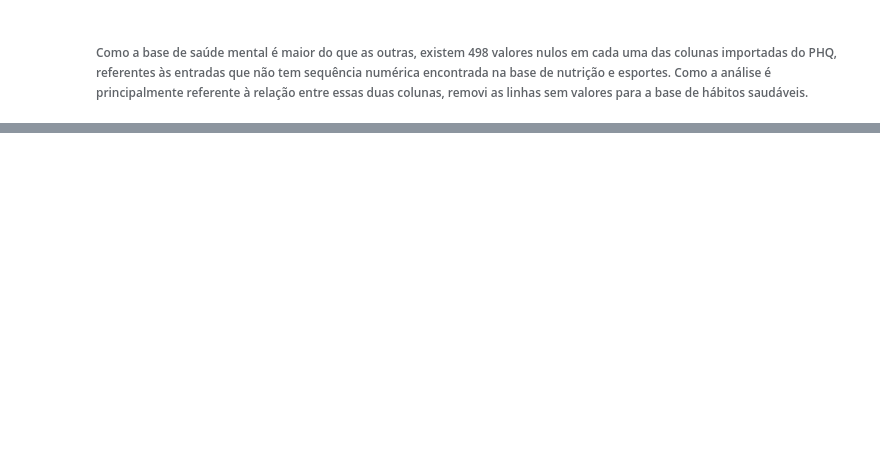
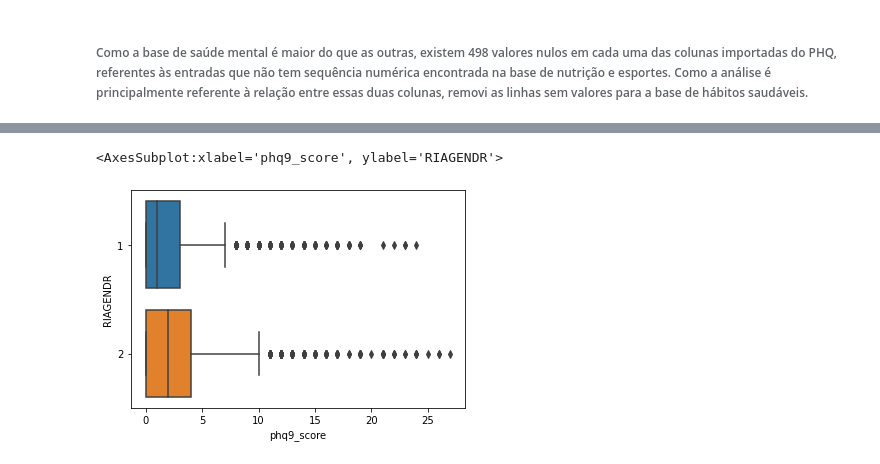
Before and after one commit to LissesCastro/Desafio-Inferencia, a Jupyter notebook: Desafio-Inferencia.ipynb, the cells around one changed output, grey strips where cells are left out. Drawn from its saved outputs; the diff is of its cells as text; code cells hidden in the pictures; blank space fills up the shorter version.

```diff
--- a/Desafio-Inferencia.ipynb
+++ b/Desafio-Inferencia.ipynb
@@ -214,8 +196,6 @@ plot_histogramas(lista_histogramas)
 #COMO EM TODOS OS CASOS A MÉDIA E A MEDIANA NÃO ESTIVERAM MUITO DISPERSAS, PREENCHO TODAS AS VARIÁVEIS NUMÉRICAS COM SUAS MÉDIAS
 moda_indfminc = base['INDFMINC'].mode()
 
-base.loc[:, 'INDFMINC'].fillna(moda_indfminc, inplace=True)
+base.loc[:, 'INDFMINC'].fillna(11.0, inplace=True)
 [base[col].fillna(base[col].mean(), inplace=True) for col in lista_histogramas]
-
-#base.isnull().sum()
 # %% [output]
@@ -238,0 +218,17 @@ dtype: int64
+# %%
+#CRIAÇÃO DE UMA COLUNA QUE SOMA O TOTAL DO VALOR DE SAÚDE MENTAL DOS PACIENTES A PARTIR DAS RESPOSTAS DO PHQ
+base['phq9_score'] = base.loc[:,'DPQ010':'DPQ090'].sum(1)
+# %%
+#COLUNA QUE CATEGORIZA A CONDIÇÃO DE SAÚDE MENTAL DO PACIENTE A PARTIR DO SOMATÓRIO DAS RESPOSTAS
+condicoes = [
+        (base['phq9_score'] < 5),
+        (base['phq9_score'] >= 5) & (base['phq9_score'] < 10),
+        (base['phq9_score'] >= 10) & (base['phq9_score'] < 15),
+        (base['phq9_score'] >= 15) & (base['phq9_score'] < 19),
+        (base['phq9_score'] >= 19)
+        ]
+
+valores = ['0', '1', '2', '3', '4']
+
+base['phq_grp'] = np.select(condicoes, valores)
+base.to_csv('base_corrigida.csv')
@@ -238,0 +252,5 @@ dtype: int64
+# %%
+sns.boxplot(x=base['phq9_score'], y=base['RIAGENDR'])
+# %% [output]
+<AxesSubplot:xlabel='phq9_score', ylabel='RIAGENDR'>
+[figure, added]
```
Also changed, not shown: parts of 8 cells of this notebook, 1 other file.
